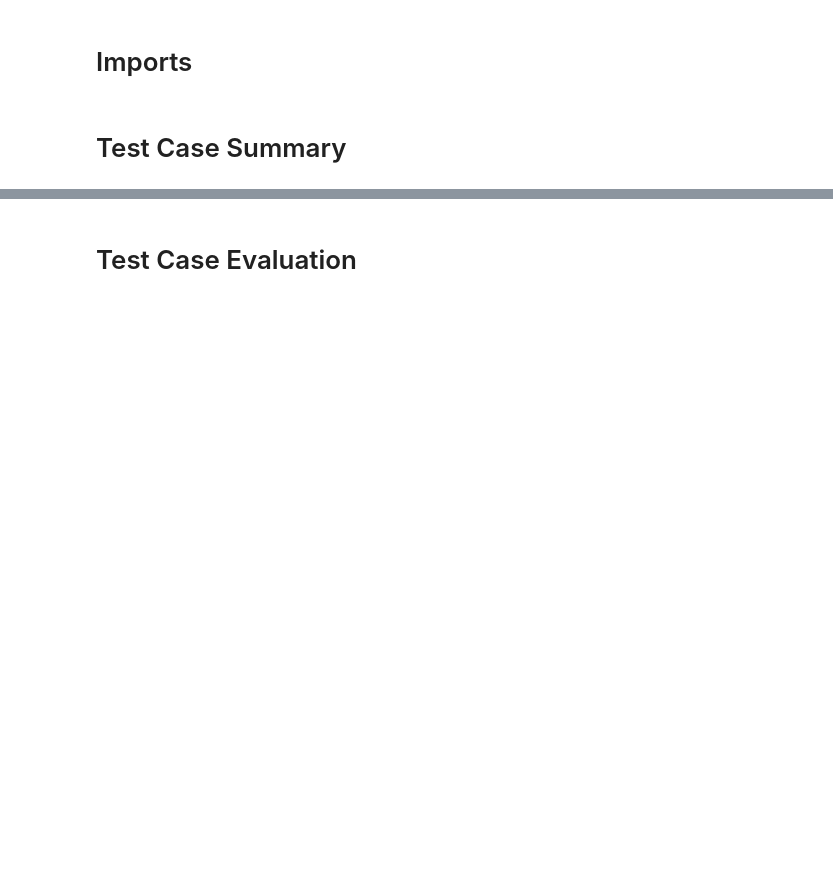
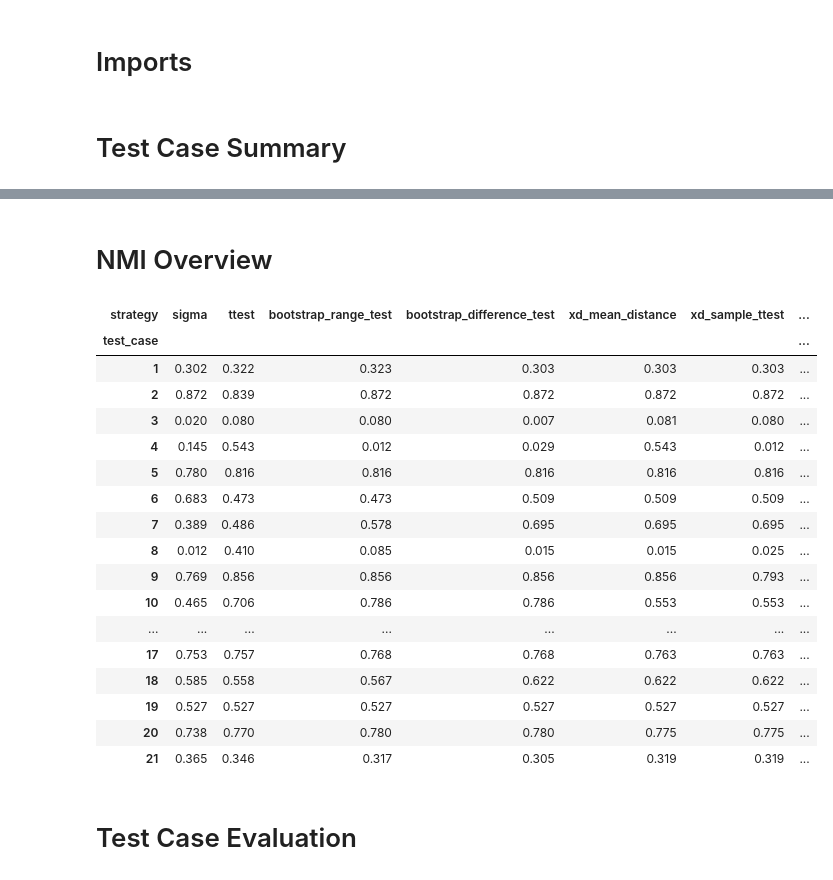
Before and after one commit to nicomu99/bachelor-project-implementation, a Jupyter notebook: test_case_evaluation.ipynb, the cells around one changed output, grey strips where cells are left out. Saved outputs shown, nothing was run; the diff lists cells and outputs as text; code cells hidden in the pictures; blank space fills up the shorter version.

Commit message:
Finished first part of testing cases

```diff
--- a/test_case_evaluation.ipynb
+++ b/test_case_evaluation.ipynb
@@ -50,6 +50,44 @@ df_test_cases.head()
 | 0 | 1 | 0 | [20, 40, 150] | [7, 3, 4] | 305 | [-9.778308, -9.736123, -5.0372443] | [7, 3, 4, 2, 2, 2] | 0.000000 | ... |
 | 0 | 1 | 2 | [20, 40, 150] | [6, 5, 5] | 200 | [-20.984257, -14.273282, -8.970582] | [6, 5, 5, 2, 2, 2] | 0.000000 | ... |
 | 0 | 2 | 0 | [-20, 40, 160] | [5, 7, 3] | 305 | [-9.778308, -9.736123, -5.0372443] | [5, 7, 3, 2, 2, 2] | 20.000000 | ... |
+# %% [markdown]
+# NMI Overview
+# %%
+dir = '/home/nico/Desktop/test_case/'
+
+nmi = pd.DataFrame()
+for subdir in os.listdir(dir):
+    if os.path.isdir(dir + subdir):
+        nmi_sub = pd.read_csv(dir + subdir + '/nmi.csv', index_col=0)
+        # tranpose
+        nmi_sub = nmi_sub.T
+        nmi_sub['test_case'] = int(subdir[9:])
+        # get rid of first column
+        nmi = pd.concat([nmi, nmi_sub])
+
+nmi = nmi.sort_values(by='test_case')
+nmi = nmi.set_index('test_case')
+nmi = nmi.round(3)
+nmi
+# %% [output]
+| strategy | sigma | ttest | bootstrap_range_test | bootstrap_difference_test | xd_mean_distance | xd_sample_ttest | ... |
+| test_case |  |  |  |  |  |  | ... |
+| 1 | 0.302 | 0.322 | 0.323 | 0.303 | 0.303 | 0.303 | ... |
+| 2 | 0.872 | 0.839 | 0.872 | 0.872 | 0.872 | 0.872 | ... |
+| 3 | 0.020 | 0.080 | 0.080 | 0.007 | 0.081 | 0.080 | ... |
+| 4 | 0.145 | 0.543 | 0.012 | 0.029 | 0.543 | 0.012 | ... |
+| 5 | 0.780 | 0.816 | 0.816 | 0.816 | 0.816 | 0.816 | ... |
+| 6 | 0.683 | 0.473 | 0.473 | 0.509 | 0.509 | 0.509 | ... |
+| 7 | 0.389 | 0.486 | 0.578 | 0.695 | 0.695 | 0.695 | ... |
+| 8 | 0.012 | 0.410 | 0.085 | 0.015 | 0.015 | 0.025 | ... |
+| 9 | 0.769 | 0.856 | 0.856 | 0.856 | 0.856 | 0.793 | ... |
+| 10 | 0.465 | 0.706 | 0.786 | 0.786 | 0.553 | 0.553 | ... |
+| ... | ... | ... | ... | ... | ... | ... | ... |
+| 17 | 0.753 | 0.757 | 0.768 | 0.768 | 0.763 | 0.763 | ... |
+| 18 | 0.585 | 0.558 | 0.567 | 0.622 | 0.622 | 0.622 | ... |
+| 19 | 0.527 | 0.527 | 0.527 | 0.527 | 0.527 | 0.527 | ... |
+| 20 | 0.738 | 0.770 | 0.780 | 0.780 | 0.775 | 0.775 | ... |
+| 21 | 0.365 | 0.346 | 0.317 | 0.305 | 0.319 | 0.319 | ... |
 # %% [markdown]
 # Test Case Evaluation
 # %%
```
Also changed, not shown: parts of 11 cells of this notebook, 1 other file.
